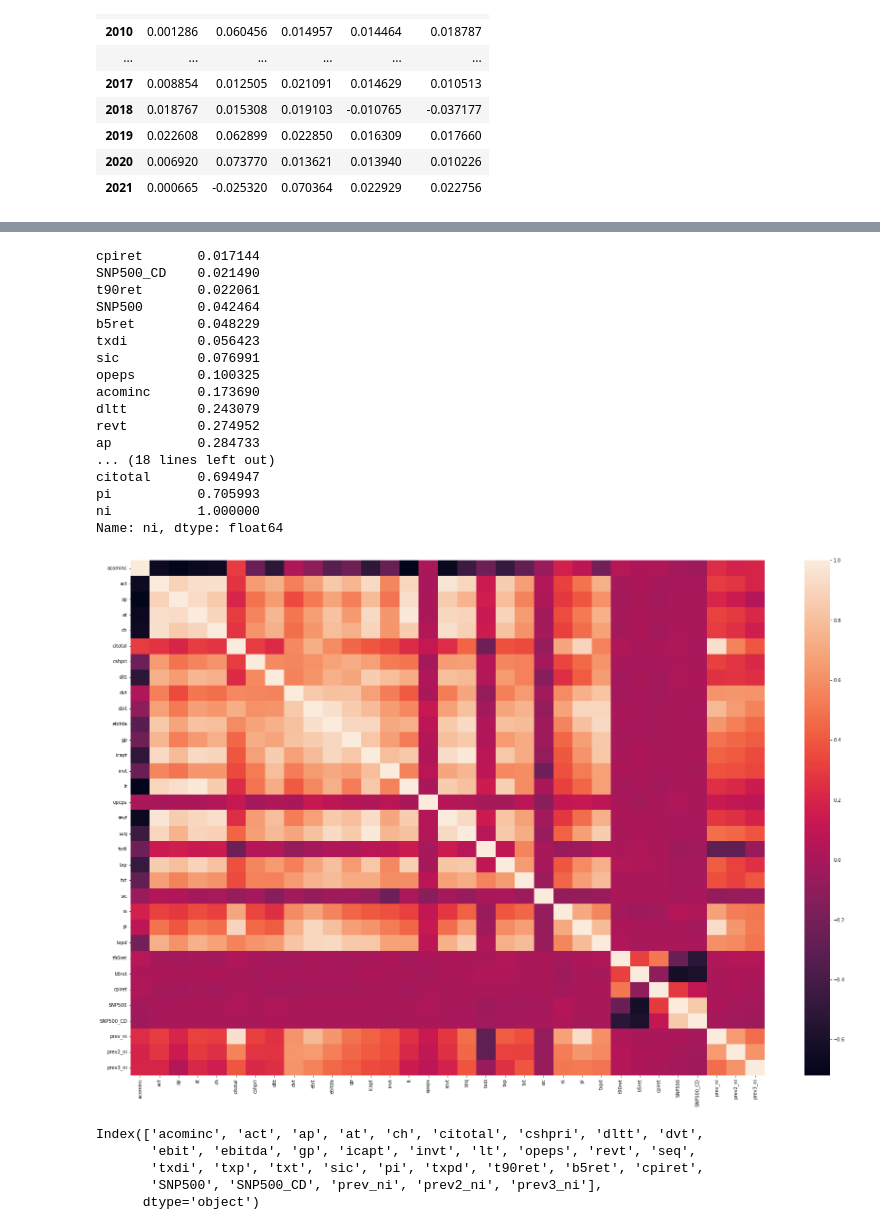
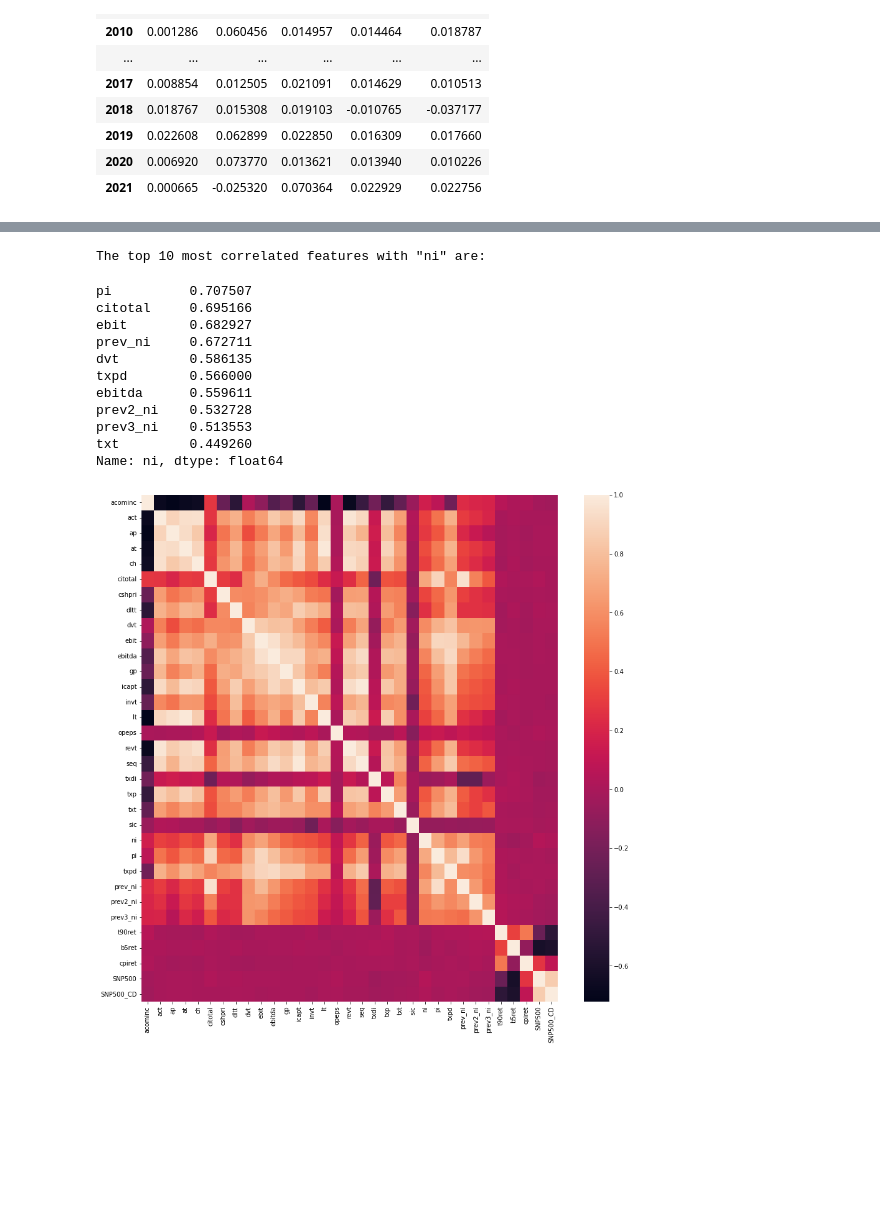
Before and after one commit to rohitashwachaks/fin-modelling, a Jupyter notebook: Assignment-1/earnings/modelling copy.ipynb, the cells around one changed output, grey strips where cells are left out. Cells and saved outputs as stored; diff of their text form; code cells hidden in the pictures; blank space fills up the shorter version.

```diff
--- a/Assignment-1/earnings/modelling copy.ipynb
+++ b/Assignment-1/earnings/modelling copy.ipynb
@@ -17,9 +17,11 @@ warnings.filterwarnings("ignore")
 # %%
 comp_df = pd.read_csv('fundamentals_annual/shifted_data.csv', index_col='Unnamed: 0')
 print(comp_df.columns)
-comp_df.datadate = pd.to_datetime(comp_df.datadate)#.dt.year
-# comp_df.set_index('datadate', inplace= True)
-comp_df#.head(5)
+comp_df.datadate = pd.to_datetime(comp_df.datadate).dt.year
+
+comp_data = comp_df.drop(['fyear','fyr'], axis= 1)
+comp_data.set_index('datadate', inplace= True)
+comp_data
 # %% [output]
 Index(['gvkey', 'datadate', 'fyear', 'fyr', 'acominc', 'act', 'ap', 'at', 'ch',
        'citotal', 'cshpri', 'dltt', 'dvt', 'ebit', 'ebitda', 'gp', 'icapt',
@@ -125,0 +51,7 @@ Drop companies which don't have 20 years of data?
+# %%
+comp_data['prev_ni'] = comp_data.groupby('gvkey')['ni'].shift(1)
+comp_data['prev2_ni'] = comp_data.groupby('gvkey')['prev_ni'].shift(1)
+comp_data['prev3_ni'] = comp_data.groupby('gvkey')['prev2_ni'].shift(1)
+comp_data.dropna(subset=['prev_ni','prev2_ni','prev3_ni'], inplace= True)
+comp_data = comp_data.drop(['gvkey'], axis = 1)
+comp_data
@@ -310,6 +233,6 @@ treasury_data.join(index_data)
 | 2020 | 0.006920 | 0.073770 | 0.013621 | 0.013940 | 0.010226 |
 | 2021 | 0.000665 | -0.025320 | 0.070364 | 0.022929 | 0.022756 |
 # %%
-df = comp_data.iloc[comp_data.index != 2000].join(treasury_data.join(index_data))
-df
+data = comp_data.join(treasury_data.join(index_data))
+data
 # %% [output]
@@ -331,7 +251,0 @@ df
-# %%
-df['prev_ni'] = df.groupby('gvkey')['ni'].shift(1)
-df['prev2_ni'] = df.groupby('gvkey')['prev_ni'].shift(1)
-df['prev3_ni'] = df.groupby('gvkey')['prev2_ni'].shift(1)
-df.dropna(subset=['prev_ni','prev2_ni','prev3_ni'], inplace= True)
-data = df.drop(['gvkey'], axis = 1)
-data
@@ -352,31 +252,19 @@ data
 # %%
-plt.gcf().set_size_inches(30, 20,  forward=True)
+plt.gcf().set_size_inches(15, 15,  forward=True)
 sns.heatmap(data.corr())
-abs(data.corr()['ni']).sort_values()
+print('The top 10 most correlated features with "ni" are:')
+abs(data.corr()['ni']).sort_values(ascending = False)[1:11]
 # %% [output]
-cpiret       0.017144
-SNP500_CD    0.021490
-t90ret       0.022061
-SNP500       0.042464
-b5ret        0.048229
-txdi         0.056423
-sic          0.076991
-opeps        0.100325
-acominc      0.173690
-dltt         0.243079
-revt         0.274952
-ap           0.284733
-... (18 lines left out)
-citotal      0.694947
-pi           0.705993
-ni           1.000000
-Name: ni, dtype: float64
+The top 10 most correlated features with "ni" are:
+pi          0.707507
+citotal     0.695166
+ebit        0.682927
+prev_ni     0.672711
+dvt         0.586135
+txpd        0.566000
+ebitda      0.559611
+prev2_ni    0.532728
+prev3_ni    0.513553
+txt         0.449260
+Name: ni, dtype: float64
-[figure, old version]
+[figure, new version]
-# %%
-data.drop(["ni"], axis = 1).columns
-# %% [output]
-Index(['acominc', 'act', 'ap', 'at', 'ch', 'citotal', 'cshpri', 'dltt', 'dvt',
-       'ebit', 'ebitda', 'gp', 'icapt', 'invt', 'lt', 'opeps', 'revt', 'seq',
-       'txdi', 'txp', 'txt', 'sic', 'pi', 'txpd', 't90ret', 'b5ret', 'cpiret',
-       'SNP500', 'SNP500_CD', 'prev_ni', 'prev2_ni', 'prev3_ni'],
-      dtype='object')
```
Also changed, not shown: parts of 39 cells of this notebook.
